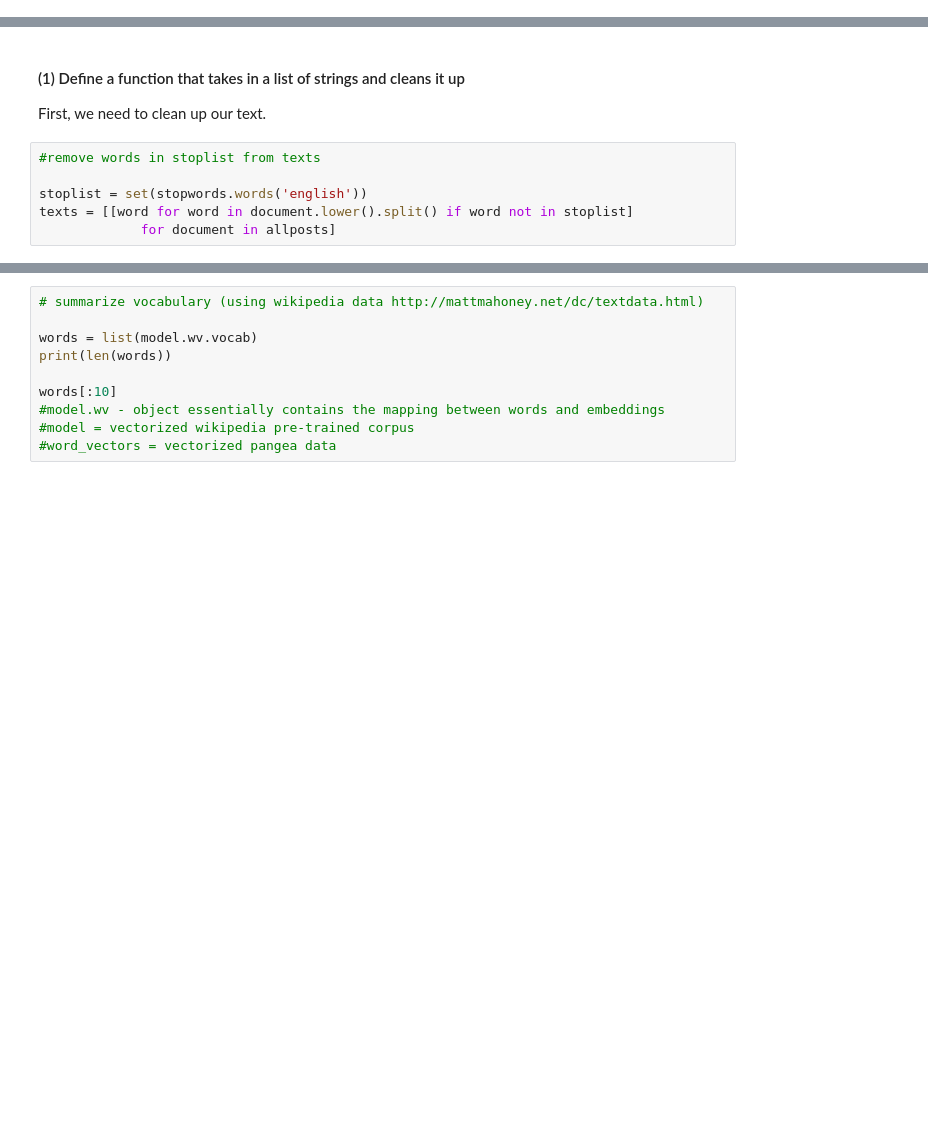
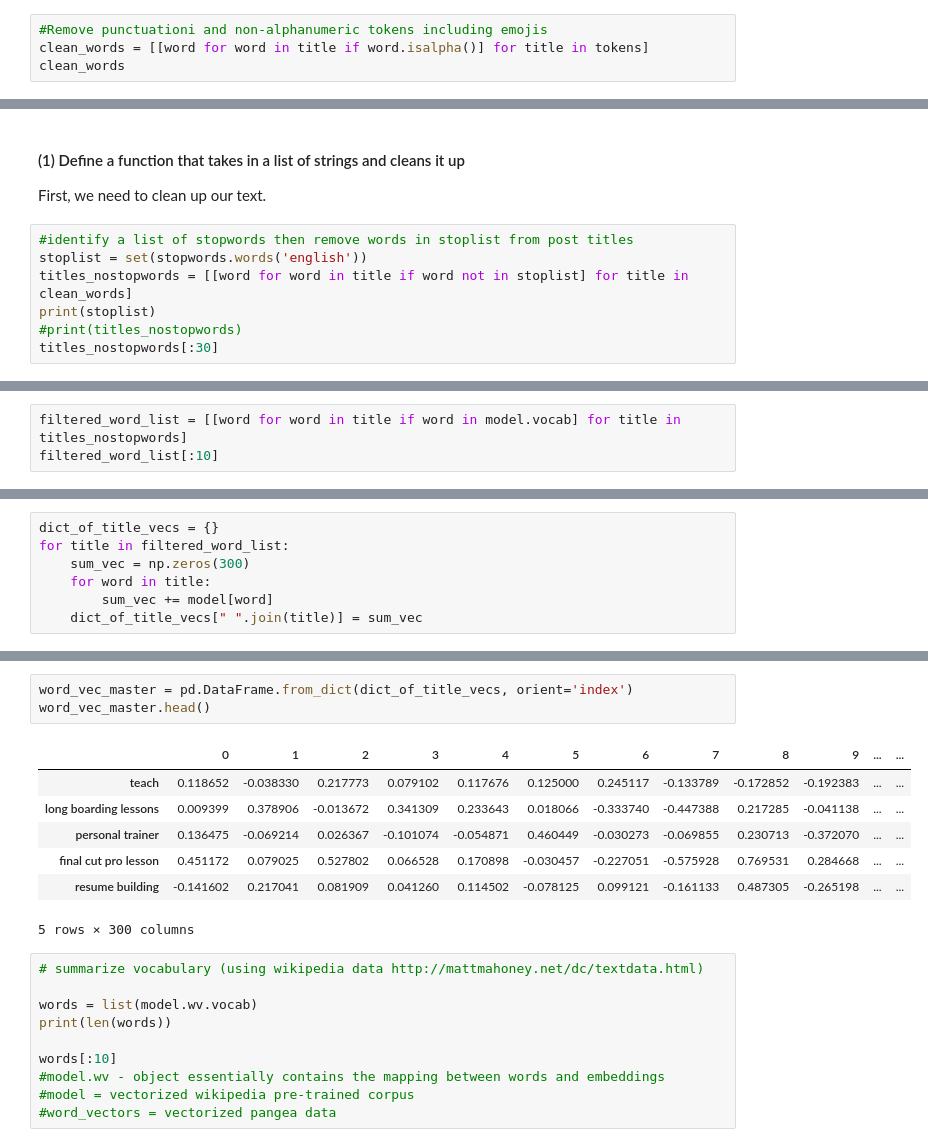
Before and after one commit to angelaaaateng/Projects, a Jupyter notebook: Pangea_RS_5.ipynb, the cells around one changed output, grey strips where cells are left out. Cells and saved outputs as stored; diff of their text form; blank space fills up the shorter version.

Commit message:
got the elementwise sum of word vectors
working on getting the normalization now

```diff
--- a/Pangea_RS_5.ipynb
+++ b/Pangea_RS_5.ipynb
@@ -113,0 +168,4 @@ Name: title, Length: 811, dtype: object
+# %%
+#Remove punctuationi and non-alphanumeric tokens including emojis
+clean_words = [[word for word in title if word.isalpha()] for title in tokens]
+clean_words
@@ -117,8 +193,9 @@ Name: title, Length: 811, dtype: object
 #### (1) Define a function that takes in a list of strings and cleans it up
 First, we need to clean up our text.
 # %%
-#remove words in stoplist from texts
-
+#identify a list of stopwords then remove words in stoplist from post titles
 stoplist = set(stopwords.words('english'))
-texts = [[word for word in document.lower().split() if word not in stoplist]
-             for document in allposts]
+titles_nostopwords = [[word for word in title if word not in stoplist] for title in clean_words]
+print(stoplist)
+#print(titles_nostopwords)
+titles_nostopwords[:30]
@@ -184,0 +289,3 @@ print(model)
+# %%
+filtered_word_list = [[word for word in title if word in model.vocab] for title in titles_nostopwords]
+filtered_word_list[:10]
@@ -184,0 +327,7 @@ print(model)
+# %%
+dict_of_title_vecs = {}
+for title in filtered_word_list:
+    sum_vec = np.zeros(300)
+    for word in title:
+        sum_vec += model[word]
+    dict_of_title_vecs[" ".join(title)] = sum_vec
@@ -185,3 +357,14 @@ print(model)
+# %%
+word_vec_master = pd.DataFrame.from_dict(dict_of_title_vecs, orient='index')
+word_vec_master.head()
+# %% [output]
+|  | 0 | 1 | 2 | 3 | 4 | 5 | 6 | 7 | 8 | 9 | ... | ... |
+| teach | 0.118652 | -0.038330 | 0.217773 | 0.079102 | 0.117676 | 0.125000 | 0.245117 | -0.133789 | -0.172852 | -0.192383 | ... | ... |
+| long boarding lessons | 0.009399 | 0.378906 | -0.013672 | 0.341309 | 0.233643 | 0.018066 | -0.333740 | -0.447388 | 0.217285 | -0.041138 | ... | ... |
+| personal trainer | 0.136475 | -0.069214 | 0.026367 | -0.101074 | -0.054871 | 0.460449 | -0.030273 | -0.069855 | 0.230713 | -0.372070 | ... | ... |
+| final cut pro lesson | 0.451172 | 0.079025 | 0.527802 | 0.066528 | 0.170898 | -0.030457 | -0.227051 | -0.575928 | 0.769531 | 0.284668 | ... | ... |
+| resume building | -0.141602 | 0.217041 | 0.081909 | 0.041260 | 0.114502 | -0.078125 | 0.099121 | -0.161133 | 0.487305 | -0.265198 | ... | ... |
+5 rows × 300 columns
 # %%
 # summarize vocabulary (using wikipedia data http://mattmahoney.net/dc/textdata.html)
 
```
Also changed, not shown: parts of 35 cells of this notebook.
